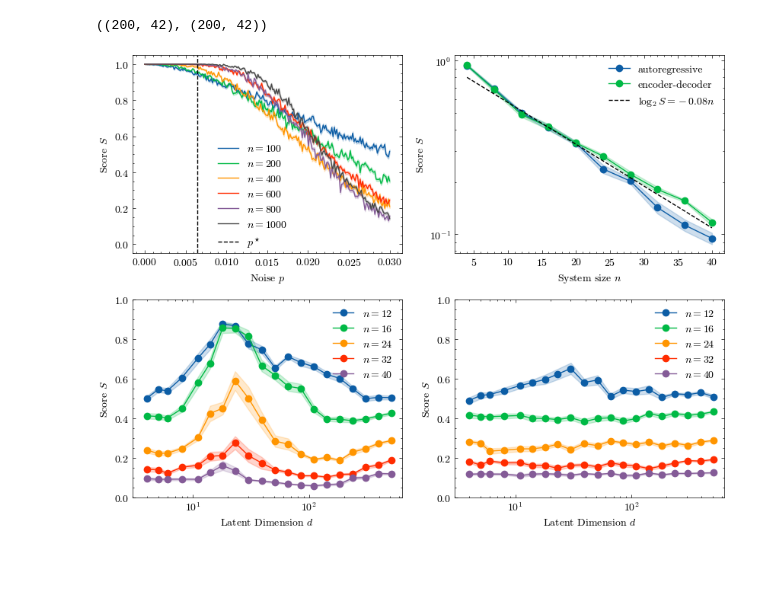
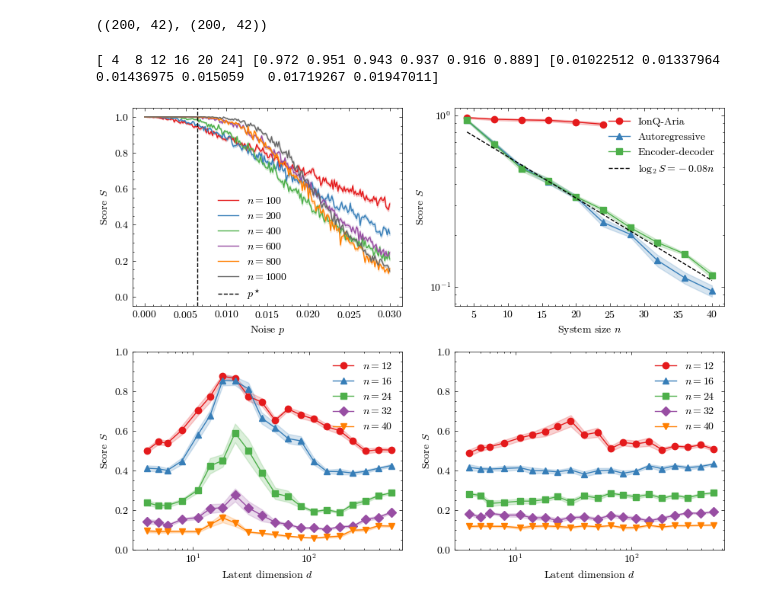
Before and after one commit to haimengzhao/qml-advantage, a Jupyter notebook: plot_combine.ipynb, the cells around one changed output. Saved outputs shown, nothing was run; the diff lists cells and outputs as text; code cells hidden in the pictures; blank space fills up the shorter version.

Commit message:
IonQ Aria results via AWS

```diff
--- a/plot_combine.ipynb
+++ b/plot_combine.ipynb
@@ -22,7 +22,10 @@ def read_data(data):
     return n_list, dim_list, score, score_std
 # %%
 n_select = [12, 16, 24, 32, 40]
+marker_list = ['o', '^', 's', 'D', 'v', 'x']
 # %%
+colors = plt.get_cmap('Set1')(np.arange(10))
+colors[5] = plt.get_cmap('Dark2')(7)
 fig, axes = plt.subplots(2, 2, figsize=(8.5, 6.5))
 
 with open("noisy_quantum_model.json", "rb") as f:
@@ -31,17 +34,51 @@ with open("noisy_quantum_model.json", "rb") as f:
     res = {k: np.array(v) for k, v in res.items()}
 n_list = [25, 50, 100, 150, 200, 250]
 for i, n in enumerate(n_list):
-    plot_mean_std_shaded(axes[0][0], res[str(n)][:, 0], res[str(n)][:, 1], res[str(n)][:, 2], color=f'C{i}', label=f"$n={4*n}$")
+    plot_mean_std_shaded(axes[0][0], res[str(n)][:, 0], res[str(n)][:, 1], res[str(n)][:, 2], color=colors[i], label=f"$n={4*n}$")
 axes[0][0].vlines(1-(15/16)**(0.1), -0.05, 1.05, color='k', linestyle='--', label=r"$p^\star$")
 axes[0][0].legend(loc=(0.3, 0))
 axes[0][0].set_xlabel("Noise $p$")
 axes[0][0].set_ylabel("Score $S$")
 axes[0][0].set_ylim(-0.05, 1.05)
 
+with open("aws.json", "rb") as f:
+    data = orjson.loads(f.read())
+    # convert to numpy array
+    data = {k: np.array(v) for k, v in data.items()}
+
+from magic_game import bit_to_num, check_answer
+def check_input_output(inp, output, flatten=True):
+    # inp {0, 1}
+    length = len(inp)
+    inp = bit_to_num(inp.reshape(-1, 2)).reshape(length, -1)
+    inp1 = inp.reshape(length, 2, -1)[:, 0].reshape(-1)
+    inp2 = inp.reshape(length, 2, -1)[:, 1].reshape(-1)
+    out1 = output.reshape(length, 2, -1)[:, 0].reshape(-1, 2)
+    out2 = output.reshape(length, 2, -1)[:, 1].reshape(-1, 2)
+    # print(inp1, inp2, out1, out2)
+    if flatten:
+        return check_answer(inp1, inp2, out1, out2)
+    return check_answer(inp1, inp2, out1, out2).reshape(length, -1)
+
+n_aws = []
+score_aws = []
+std_aws = []
+for i in range(6):
+    check = check_input_output(data['input'], data['output'], flatten=False)[:, :i+1]
+    score = np.mean(np.sum(check, axis=-1) > 0.95 * (i+1))
+    std = 1.96 * np.sqrt(score * (1 - score) / len(check))
+    score_aws.append(score)
+    std_aws.append(std)
+    n_aws.append(4*(i+1))
+score_aws, std_aws, n_aws = np.array(score_aws), np.array(std_aws), np.array(n_aws)
+print(n_aws, score_aws, std_aws)
+
+plot_mean_std_shaded(axes[0][1], n_aws, score_aws, std_aws, color=colors[0], label=f"IonQ-Aria", marker=marker_list[0])
+
 n_list, dim_list, score, score_std = read_data(data_all[0])
-plot_mean_std_shaded(axes[0][1], 4 * n_list[dim_list == min(dim_list)], score[dim_list == min(dim_list)], score_std[dim_list == min(dim_list)], color=f'C{0}', label=f'autoregressive', marker='o')
+plot_mean_std_shaded(axes[0][1], 4 * n_list[dim_list == min(dim_list)], score[dim_list == min(dim_list)], score_std[dim_list == min(dim_list)], label=f'Autoregressive', marker=marker_list[1], color=colors[1])
 n_list, dim_list, score, score_std = read_data(data_all[1])
-plot_mean_std_shaded(axes[0][1], 4 * n_list[dim_list == min(dim_list)], score[dim_list == min(dim_list)], score_std[dim_list == min(dim_list)], color=f'C{1}', label=f'encoder-decoder', marker='o')
+plot_mean_std_shaded(axes[0][1], 4 * n_list[dim_list == min(dim_list)], score[dim_list == min(dim_list)], score_std[dim_list == min(dim_list)], label=f'Encoder-decoder', marker=marker_list[2], color=colors[2])
 k = 0.08
 axes[0][1].plot([4, 40], [2**(-k * 4), 2**(-k * 40)], 'k--', label=rf'$\log_2 S = -{k}n$')
 axes[0][1].set_yscale('log')
@@ -49,35 +86,36 @@ axes[0][1].set_xlabel('System size $n$')
 axes[0][1].set_ylabel('Score $S$')
 axes[0][1].legend()
 
 n_list, dim_list, score, score_std = read_data(data_all[0])
-axes[1][0].set_xlabel('Latent Dimension $d$')
+axes[1][0].set_xlabel('Latent dimension $d$')
 axes[1][0].set_ylabel('Score $S$')
 axes[1][0].set_ylim(0, 1.)
 axes[1][0].set_xlim(3, 10**2.8)
 axes[1][0].set_xscale('log')
 ind = 0
 for i in np.unique(n_list).astype(int):
     if 4 * i in n_select:
-        plot_mean_std_shaded(axes[1][0], dim_list[n_list == i], score[n_list == i], score_std[n_list == i], color=f'C{ind}', label=f'$n = {4 * i}$', marker='o')
+        plot_mean_std_shaded(axes[1][0], dim_list[n_list == i], score[n_list == i], score_std[n_list == i], color=colors[ind], label=f'$n = {4 * i}$', marker=marker_list[ind])
         ind += 1
 axes[1][0].legend()
 
 n_list, dim_list, score, score_std = read_data(data_all[1])
-axes[1][1].set_xlabel('Latent Dimension $d$')
+axes[1][1].set_xlabel('Latent dimension $d$')
 axes[1][1].set_ylabel('Score $S$')
 axes[1][1].set_ylim(0, 1.)
 axes[1][1].set_xlim(3, 10**2.8)
 axes[1][1].set_xscale('log')
 ind = 0
 for i in np.unique(n_list).astype(int):
     if 4 * i in n_select:
-        plot_mean_std_shaded(axes[1][1], dim_list[n_list == i], score[n_list == i], score_std[n_list == i], color=f'C{ind}', label=f'$n = {4 * i}$', marker='o')
+        plot_mean_std_shaded(axes[1][1], dim_list[n_list == i], score[n_list == i], score_std[n_list == i], color=colors[ind], label=f'$n = {4 * i}$', marker=marker_list[ind])
         ind += 1
 axes[1][1].legend()
 
 plt.tight_layout()
 
 plt.savefig(f'./numerics.pdf')
 plt.show()
 # %% [output]
+[ 4  8 12 16 20 24] [0.972 0.951 0.943 0.937 0.916 0.889] [0.01022512 0.01337964 0.01436975 0.015059   0.01719267 0.01947011]
-[figure, old version]
+[figure, new version]
```
Also changed, not shown: 2 other files.
